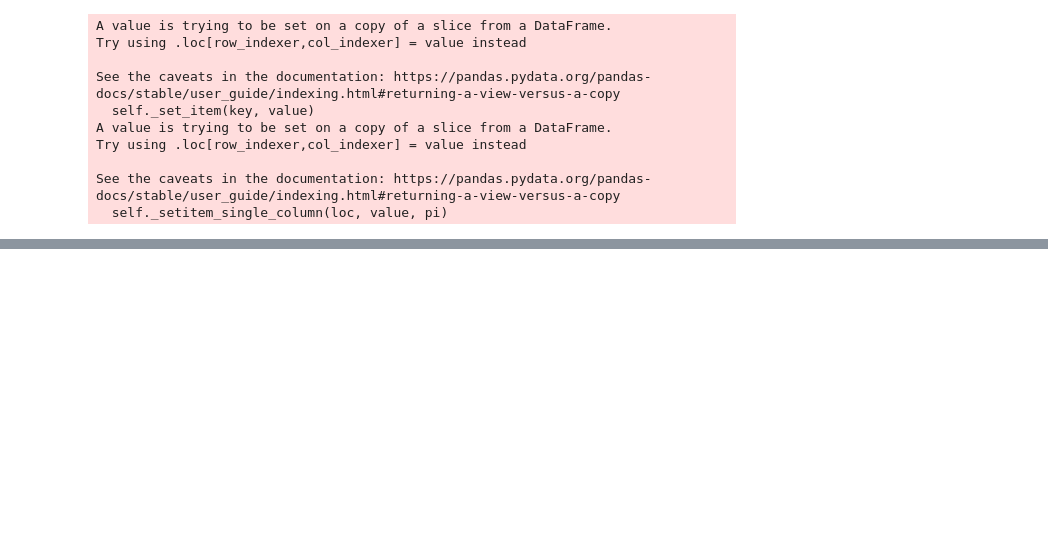
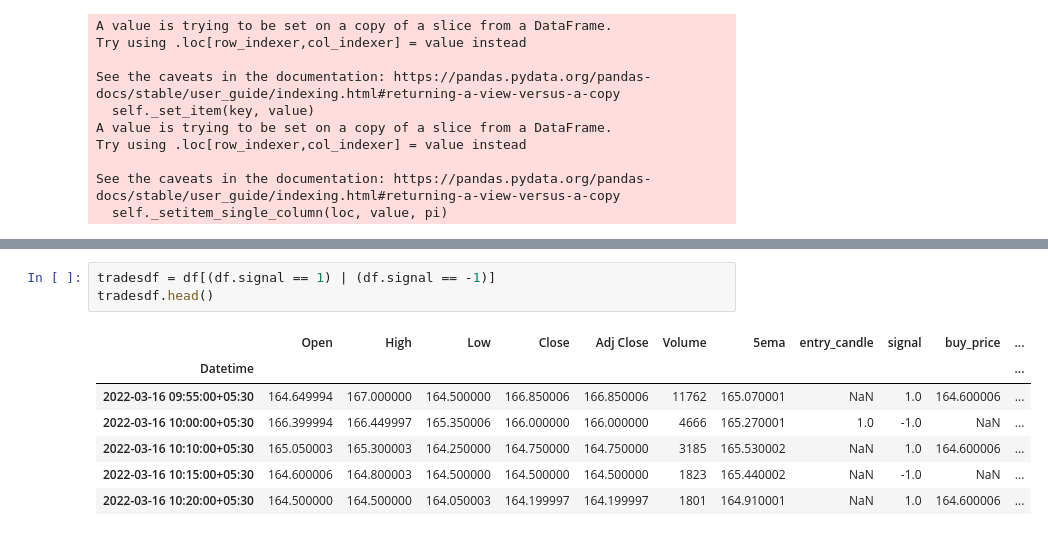
Before and after one commit to tyagiprince2010/algo-trading, a Jupyter notebook: 5ema.ipynb, the cells around one changed output, grey strips where cells are left out. Saved outputs shown, nothing was run; the diff lists cells and outputs as text; blank space fills up the shorter version.

```diff
--- a/5ema.ipynb
+++ b/5ema.ipynb
@@ -125,0 +126,11 @@ df[(df.signal == 1) | (df.signal == -1)]
+# %%
+tradesdf = df[(df.signal == 1) | (df.signal == -1)]
+tradesdf.head()
+# %% [output]
+|  | Open | High | Low | Close | Adj Close | Volume | 5ema | entry_candle | signal | buy_price | ... |
+| Datetime |  |  |  |  |  |  |  |  |  |  | ... |
+| 2022-03-16 09:55:00+05:30 | 164.649994 | 167.000000 | 164.500000 | 166.850006 | 166.850006 | 11762 | 165.070001 | NaN | 1.0 | 164.600006 | ... |
+| 2022-03-16 10:00:00+05:30 | 166.399994 | 166.449997 | 165.350006 | 166.000000 | 166.000000 | 4666 | 165.270001 | 1.0 | -1.0 | NaN | ... |
+| 2022-03-16 10:10:00+05:30 | 165.050003 | 165.300003 | 164.250000 | 164.750000 | 164.750000 | 3185 | 165.530002 | NaN | 1.0 | 164.600006 | ... |
+| 2022-03-16 10:15:00+05:30 | 164.600006 | 164.800003 | 164.500000 | 164.500000 | 164.500000 | 1823 | 165.440002 | NaN | -1.0 | NaN | ... |
+| 2022-03-16 10:20:00+05:30 | 164.500000 | 164.500000 | 164.050003 | 164.199997 | 164.199997 | 1801 | 164.910001 | NaN | 1.0 | 164.600006 | ... |
```
Also changed, not shown: parts of 5 cells of this notebook.
